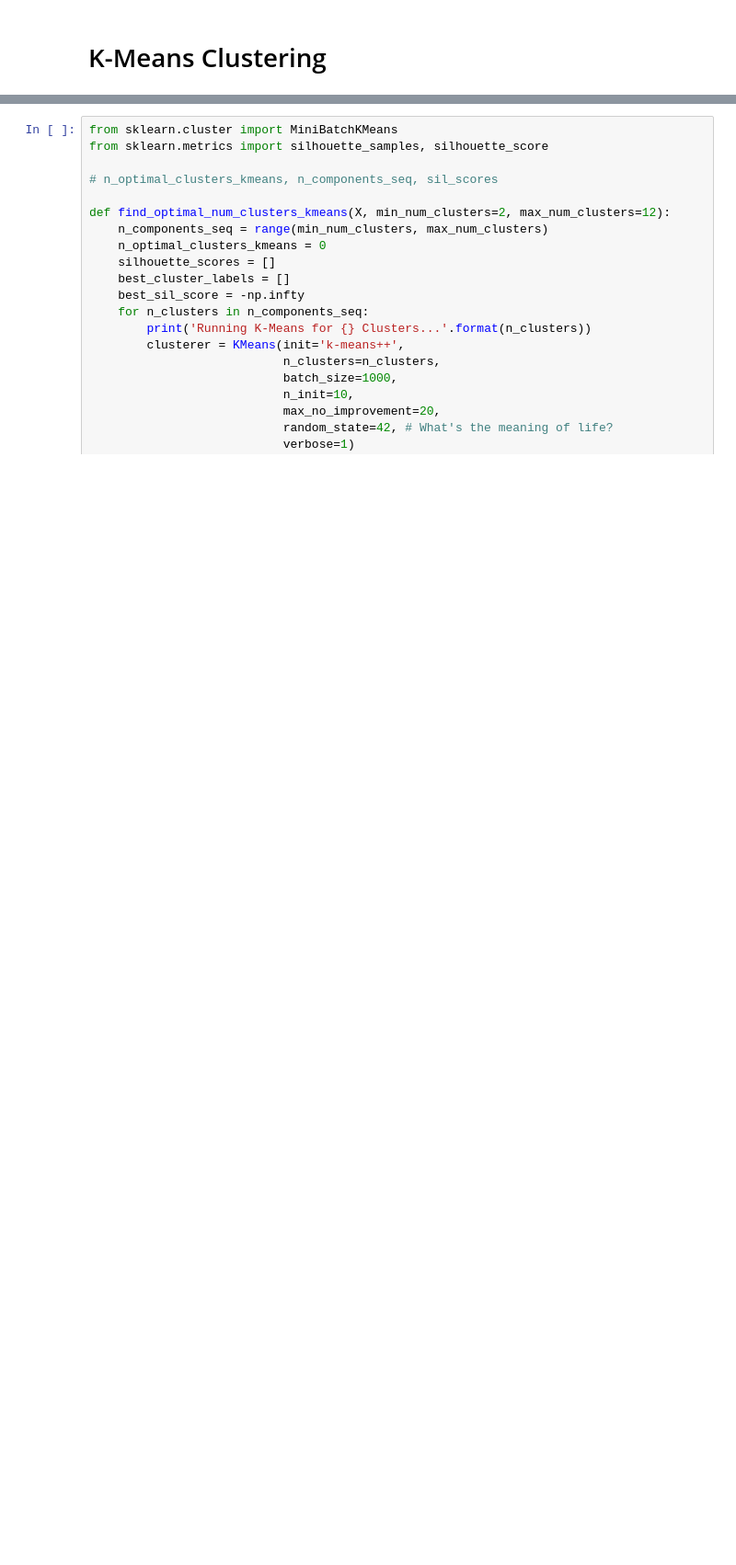
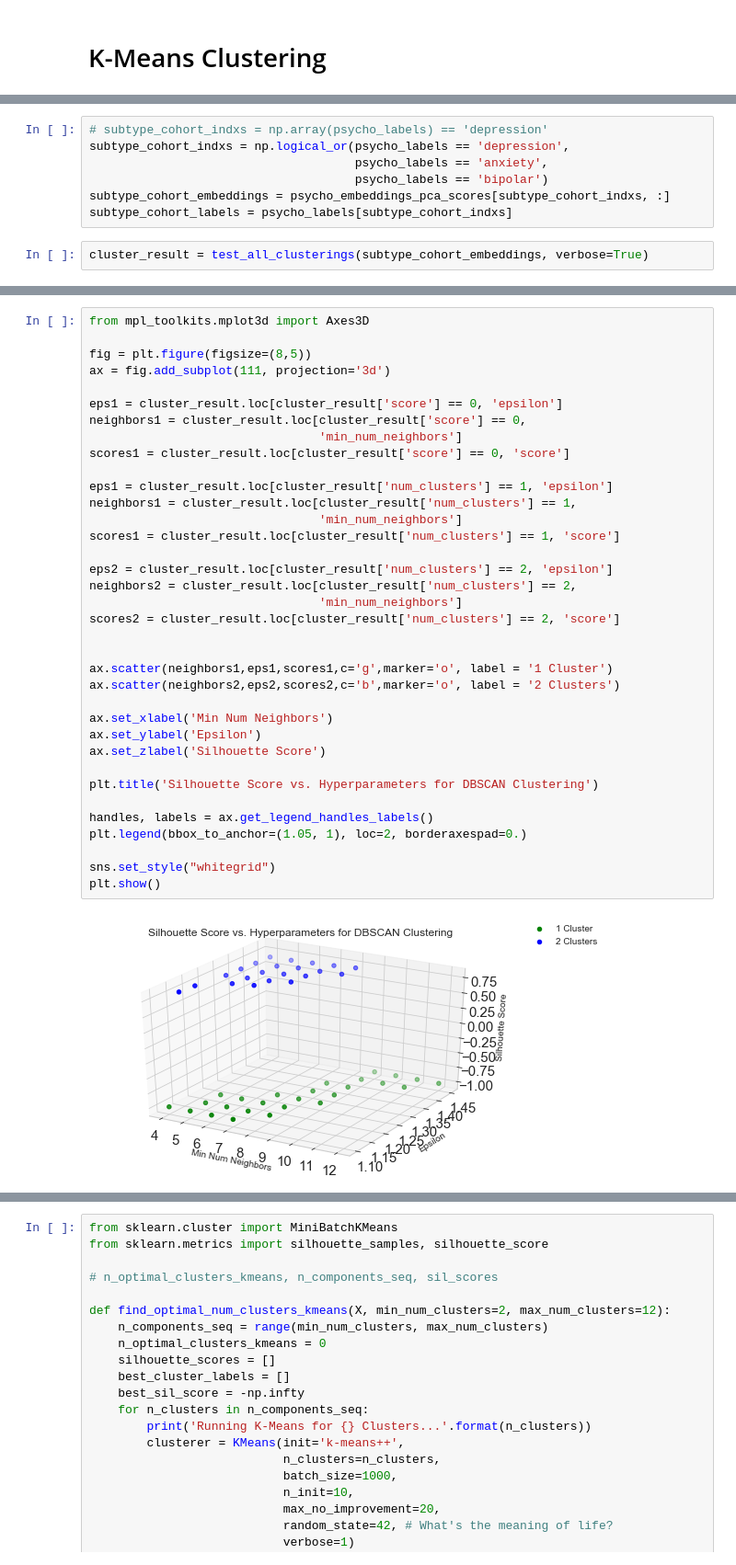
Before and after one commit to shebak11/emotionalPhenome, a Jupyter notebook: cluster_tfidf.ipynb, the cells around one changed output, grey strips where cells are left out. Shown at 92% size. Saved outputs shown, nothing was run; the diff lists cells and outputs as text; blank space fills up the shorter version.

Commit message:
Added dbscan code

```diff
--- a/cluster_tfidf.ipynb
+++ b/cluster_tfidf.ipynb
@@ -346,0 +518,9 @@ plot_in_tsne_space(embeddings_tsne_scores, psycho_labels, labels_to_plot, label_
+# %%
+# subtype_cohort_indxs = np.array(psycho_labels) == 'depression'
+subtype_cohort_indxs = np.logical_or(psycho_labels == 'depression',
+                                     psycho_labels == 'anxiety',
+                                     psycho_labels == 'bipolar')
+subtype_cohort_embeddings = psycho_embeddings_pca_scores[subtype_cohort_indxs, :]
+subtype_cohort_labels = psycho_labels[subtype_cohort_indxs]
+# %%
+cluster_result = test_all_clusterings(subtype_cohort_embeddings, verbose=True)
@@ -346,0 +573,38 @@ plot_in_tsne_space(embeddings_tsne_scores, psycho_labels, labels_to_plot, label_
+# %%
+from mpl_toolkits.mplot3d import Axes3D
+
+fig = plt.figure(figsize=(8,5))
+ax = fig.add_subplot(111, projection='3d')
+
+eps1 = cluster_result.loc[cluster_result['score'] == 0, 'epsilon']
+neighbors1 = cluster_result.loc[cluster_result['score'] == 0,
+                                'min_num_neighbors']
+scores1 = cluster_result.loc[cluster_result['score'] == 0, 'score']
+
+eps1 = cluster_result.loc[cluster_result['num_clusters'] == 1, 'epsilon']
+neighbors1 = cluster_result.loc[cluster_result['num_clusters'] == 1,
+                                'min_num_neighbors']
+scores1 = cluster_result.loc[cluster_result['num_clusters'] == 1, 'score']
+
+eps2 = cluster_result.loc[cluster_result['num_clusters'] == 2, 'epsilon']
+neighbors2 = cluster_result.loc[cluster_result['num_clusters'] == 2,
+                                'min_num_neighbors']
+scores2 = cluster_result.loc[cluster_result['num_clusters'] == 2, 'score']
+
+
+ax.scatter(neighbors1,eps1,scores1,c='g',marker='o', label = '1 Cluster')
+ax.scatter(neighbors2,eps2,scores2,c='b',marker='o', label = '2 Clusters')
+
+ax.set_xlabel('Min Num Neighbors')
+ax.set_ylabel('Epsilon')
+ax.set_zlabel('Silhouette Score')
+
+plt.title('Silhouette Score vs. Hyperparameters for DBSCAN Clustering')
+
+handles, labels = ax.get_legend_handles_labels()
+plt.legend(bbox_to_anchor=(1.05, 1), loc=2, borderaxespad=0.)
+
+sns.set_style("whitegrid")
+plt.show()
+# %% [output]
+[figure, added]
```
Also changed, not shown: parts of 41 cells of this notebook, 8 other files.
